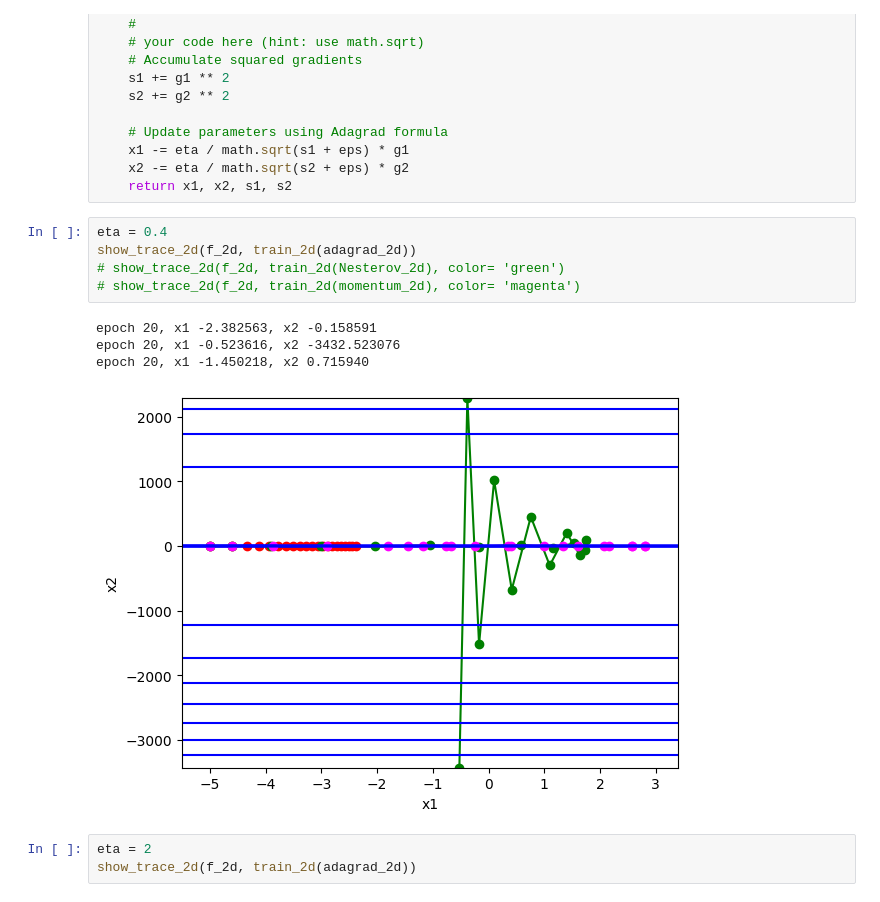
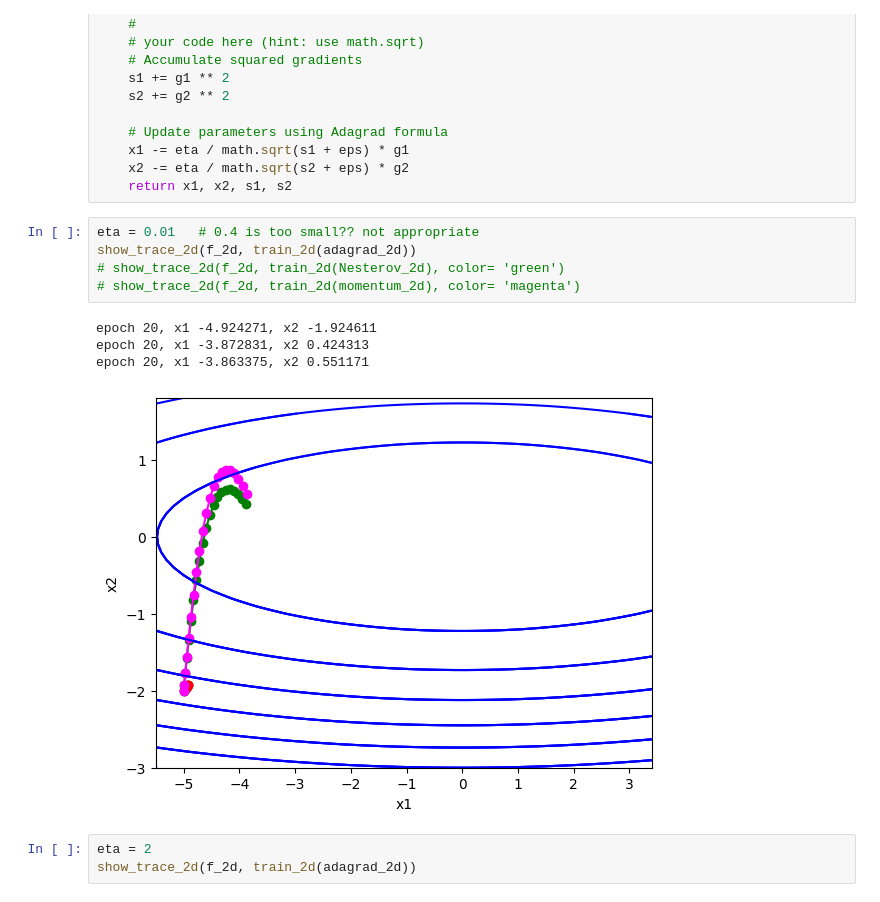
Before and after one commit to xgpo-2226/EFFDL_Semaine1, a Jupyter notebook: Module4/04_gradient_descent_optimization_algorithms_empty.ipynb, the cells around one changed output. Drawn from its saved outputs; the diff is of its cells as text.

```diff
--- a/Module4/04_gradient_descent_optimization_algorithms_empty.ipynb
+++ b/Module4/04_gradient_descent_optimization_algorithms_empty.ipynb
@@ -123,15 +123,15 @@ def adagrad_2d(x1, x2, s1, s2):
     x2 -= eta / math.sqrt(s2 + eps) * g2
     return x1, x2, s1, s2
 # %%
-eta = 0.4
+eta = 0.01   # 0.4 is too small?? not appropriate
 show_trace_2d(f_2d, train_2d(adagrad_2d))
 # show_trace_2d(f_2d, train_2d(Nesterov_2d), color= 'green')
 # show_trace_2d(f_2d, train_2d(momentum_2d), color= 'magenta')
 # %% [output]
-epoch 20, x1 -2.382563, x2 -0.158591
-epoch 20, x1 -0.523616, x2 -3432.523076
-epoch 20, x1 -1.450218, x2 0.715940
+epoch 20, x1 -4.924271, x2 -1.924611
+epoch 20, x1 -3.872831, x2 0.424313
+epoch 20, x1 -3.863375, x2 0.551171
-[figure, old version]
+[figure, new version]
 # %%
 eta = 2
 show_trace_2d(f_2d, train_2d(adagrad_2d))
```
